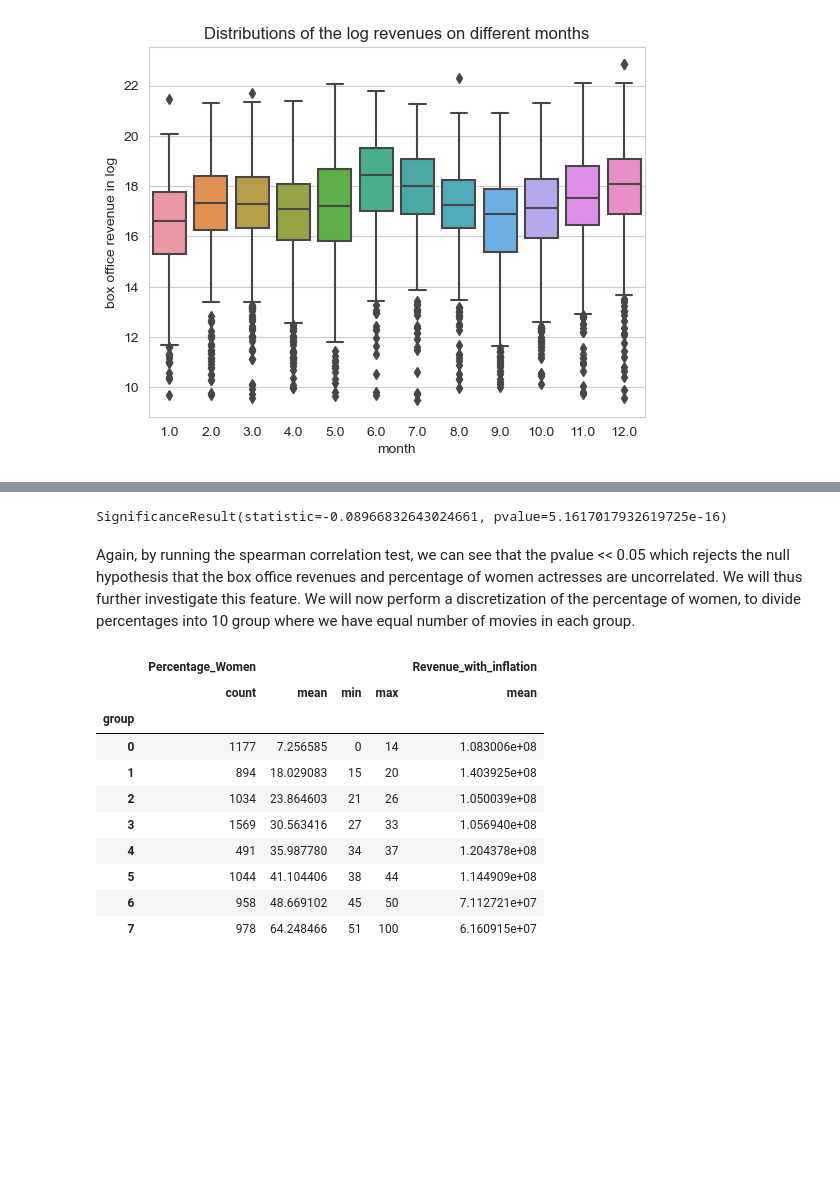
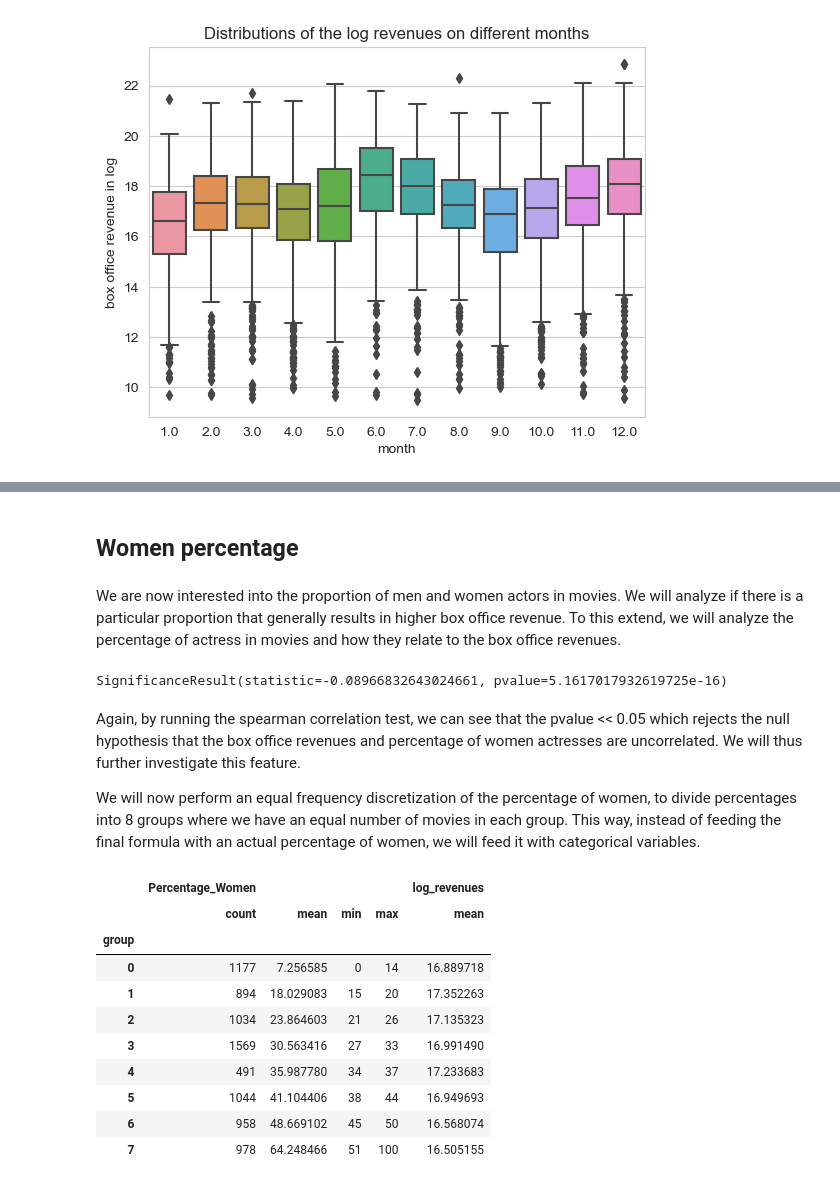
Before and after one commit to epfl-ada/ada-2023-project-adaflix, a Jupyter notebook: garik_notebook.ipynb, the cells around one changed output, grey strips where cells are left out. Cells and saved outputs as stored; diff of their text form; code cells hidden in the pictures; blank space fills up the shorter version.

```diff
--- a/garik_notebook.ipynb
+++ b/garik_notebook.ipynb
@@ -205,5 +216,5 @@ We then need to merge character and movie dataframes, to be able to extract info
 # %%
 # Merging character_df and movie_with_inflation DataFrames on 'Wikipedia movie ID'
 # Dropping the 'Movie release date' column from character_df to avoid duplicate columns after the merge
-character_movie_merged_df = pd.merge(character_df.drop(['Movie release date'],axis=1), movie_with_inflation, on=['Wikipedia movie ID'])
+character_movie_merged_df = pd.merge(character_df.drop(['Movie_release_date'],axis=1), movie_with_inflation, on=['Wikipedia_movie_ID'])
 # %% [markdown]
@@ -211,21 +222,20 @@ One of our feature will be the percentage of women actresses in movies, so we ne
 # %%
 # Create a new DataFrame containing relevant columns from the original DataFrame
-actor_gender_movie_df = character_movie_merged_df[['Movie name','log_revenues','Actor name','Actor gender','Revenue_with_inflation']].copy()
+actor_gender_movie_df = character_movie_merged_df[['Wikipedia_movie_ID','Movie_name','log_revenues','Actor_name','Actor_gender','Revenue_with_inflation']].copy()
 # Drop rows with missing values
 actor_gender_movie_df.dropna(inplace=True)
 # Compute percentage of women in each movies
-actor_gender_movie_df['Percentage_Women'] = (actor_gender_movie_df.groupby('Movie name')['Actor gender']
+actor_gender_movie_df['Percentage_Women'] = (actor_gender_movie_df.groupby('Movie_name')['Actor_gender']
                                               .transform(lambda x: (x == 'F').mean() * 100)
                                               .fillna(0)  # Fill NaN with 0
                                               .astype(int)  # Ensure the column is of int type
                                              )
 # %%
 # Creating a DataFrame with actor gender, movie name, and log_revenues from the merged DataFrame
-movie_gender_df = actor_gender_movie_df[['Percentage_Women','Movie name','log_revenues','Revenue_with_inflation']].copy()
+gender_df = actor_gender_movie_df[['Wikipedia_movie_ID','Percentage_Women','Movie_name','log_revenues','Revenue_with_inflation']].copy()
 # Removing duplicate rows from actor_gender_df based on all columns
-movie_gender_df = movie_gender_df.drop_duplicates()
+gender_df.drop_duplicates(inplace = True)
 # Creating a new DataFrame with percentage women and log_revenues, dropping rows with missing percentage women
-gender_df = movie_gender_df[['Percentage_Women','log_revenues','Revenue_with_inflation']].copy()
 gender_df.dropna(subset=['Percentage_Women'], inplace=True)
 # %%
 # Creating a DataFrame with actor name, actor age at movie release, and log_revenues from the merged DataFrame
@@ -285,6 +257,0 @@ movie_runtime_df['runtime_intervals'] = pd.cut(movie_runtime_df['Movie runtime']
-# %%
-# Create intervals of size 10 for the 'Percentage Women' column
-gender_df['Percentage_Women_Intervals'] = pd.cut(gender_df['Percentage_Women'],
-                                                             bins=range(0, 101, 10),
-                                                             labels=[f"{start}-{start + 9}" for start in range(0, 100, 10)],
-                                                             include_lowest=True)
@@ -314,35 +314,40 @@ We can see that movies released in july, december and february have higher box o
+# %% [markdown]
+## Women percentage
+# %% [markdown]
+We are now interested into the proportion of men and women actors in movies. We will analyze if there is a particular proportion that generally results in higher box office revenue. To this extend, we will analyze the percentage of actress in movies and how they relate to the box office revenues.
 # %%
 stats.spearmanr(gender_df['Percentage_Women'], gender_df['Revenue_with_inflation'])
 # %% [output]
 SignificanceResult(statistic=-0.08966832643024661, pvalue=5.1617017932619725e-16)
 # %% [markdown]
 Again, by running the spearman correlation test, we can see that the pvalue << 0.05 which rejects the null hypothesis that the box office revenues and percentage of women actresses are uncorrelated. We will thus further investigate this feature.
-We will now perform a discretization of the percentage of women, to divide percentages into 10 group where we have equal number of movies in each group.
+
+We will now perform an equal frequency discretization of the percentage of women, to divide percentages into 8 groups where we have an equal number of movies in each group. This way, instead of feeding the final formula with an actual percentage of women, we will feed it with categorical variables.
 # %%
-# Assuming gender_df is your DataFrame
+# Set number of groups
 num_groups = 8
 # Sort the DataFrame by 'Percentage_Women'
 gender_df = gender_df.sort_values(by='Percentage_Women')
 
 # Create bins based on quantiles
 gender_df['group'] = pd.qcut(gender_df['Percentage_Women'], q=num_groups, labels=False, duplicates='drop')
 
 # Display grouped summary
 grouped_summary = gender_df.groupby('group').agg({'Percentage_Women': ['count', 'mean', 'min', 'max'],
-                                                'Revenue_with_inflation': 'mean'})
+                                                'log_revenues': 'mean'})
 display(grouped_summary)
 # %% [output]
-|  | Percentage_Women |  |  |  | Revenue_with_inflation |
+|  | Percentage_Women |  |  |  | log_revenues |
 |  | count | mean | min | max | mean |
 | group |  |  |  |  |  |
-| 0 | 1177 | 7.256585 | 0 | 14 | 1.083006e+08 |
-| 1 | 894 | 18.029083 | 15 | 20 | 1.403925e+08 |
-| 2 | 1034 | 23.864603 | 21 | 26 | 1.050039e+08 |
-| 3 | 1569 | 30.563416 | 27 | 33 | 1.056940e+08 |
-| 4 | 491 | 35.987780 | 34 | 37 | 1.204378e+08 |
-| 5 | 1044 | 41.104406 | 38 | 44 | 1.144909e+08 |
-| 6 | 958 | 48.669102 | 45 | 50 | 7.112721e+07 |
-| 7 | 978 | 64.248466 | 51 | 100 | 6.160915e+07 |
+| 0 | 1177 | 7.256585 | 0 | 14 | 16.889718 |
+| 1 | 894 | 18.029083 | 15 | 20 | 17.352263 |
+| 2 | 1034 | 23.864603 | 21 | 26 | 17.135323 |
+| 3 | 1569 | 30.563416 | 27 | 33 | 16.991490 |
+| 4 | 491 | 35.987780 | 34 | 37 | 17.233683 |
+| 5 | 1044 | 41.104406 | 38 | 44 | 16.949693 |
+| 6 | 958 | 48.669102 | 45 | 50 | 16.568074 |
+| 7 | 978 | 64.248466 | 51 | 100 | 16.505155 |
 # %%
 # Boxplot
 plt.figure(figsize=(12, 8))
```
Also changed, not shown: parts of 69 cells of this notebook, 1 other file.
